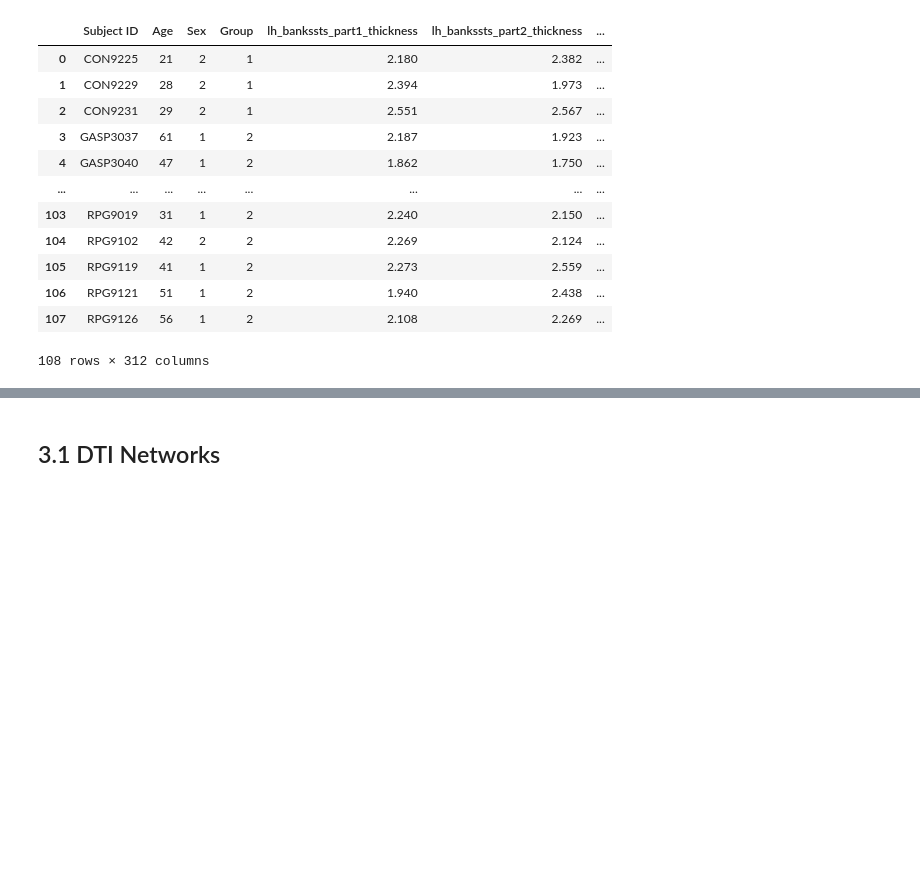
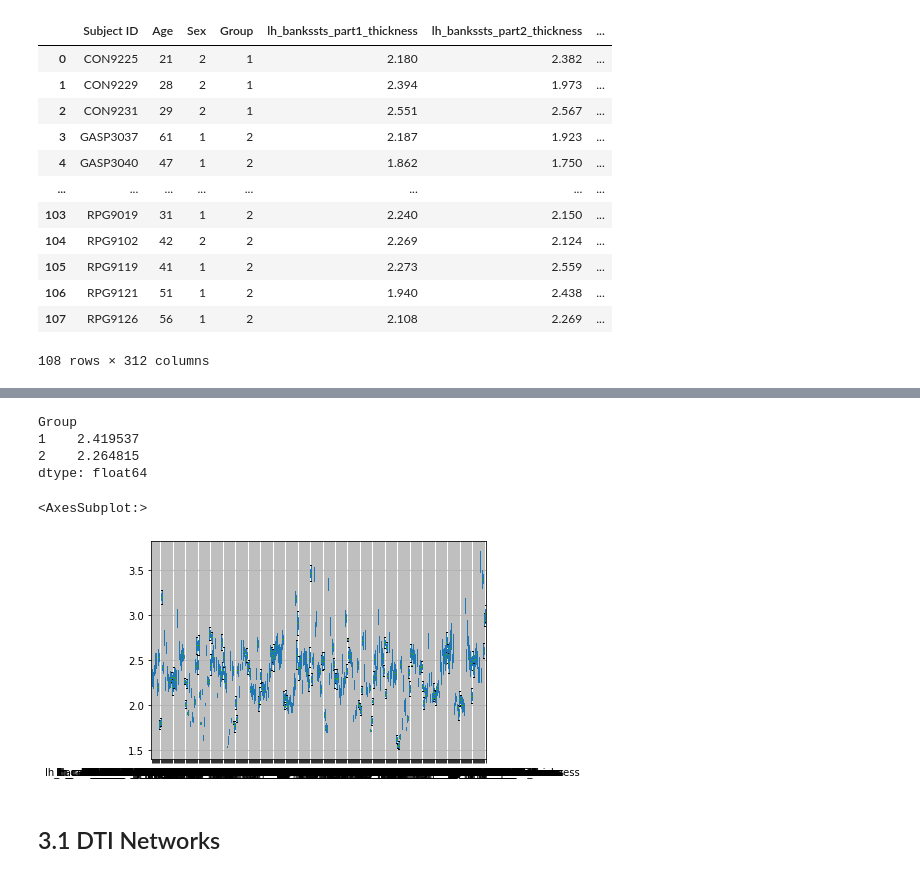
Before and after one commit to mello-y/MSc5_research_project, a Jupyter notebook: data/Data_exploration.ipynb, the cells around one changed output, grey strips where cells are left out. Saved outputs shown, nothing was run; the diff lists cells and outputs as text; code cells hidden in the pictures; blank space fills up the shorter version.

Commit message:
computed CT mean for Group

```diff
--- a/data/Data_exploration.ipynb
+++ b/data/Data_exploration.ipynb
@@ -296,0 +254,5 @@ dtype: object
+# %%
+#adjust data frame for visualization
+
+CT_Dublin_ad = CT_Dublin.drop(['Subject ID','Age', 'Sex'], axis=1)
+CT_Dublin_ad
@@ -296,0 +273,4 @@ dtype: object
+# %%
+#compute mean for patients and control in all brain regions
+
+df = CT_Dublin_ad.groupby('Group').mean()
@@ -297,3 +285,10 @@ dtype: object
+# %%
+df.mean(axis=1)
+# %% [output]
+Group
+1    2.419537
+2    2.264815
+dtype: float64
 # %%
 #import modules for visualization
 
@@ -304,13 +297,8 @@ df2 = CT_Dublin.iloc[:5]
-# %%
-# Set figure size for the notebook
-plt.rcParams["figure.figsize"]=12,8
-
-# set seaborn whitegrid theme
-sns.set(style="whitegrid")
-
-# Without transparency
-sns.kdeplot(data=CT_Dublin, x="df2", hue="Group", cut=0, fill=True, common_norm=False, alpha=1)
-plt.show()
+# %%
+df.boxplot(column=None, by=None, ax=None, fontsize=None, rot=0, grid=True, figsize=None, layout=None, return_type=None, backend=None)
+# %% [output]
+<AxesSubplot:>
+[figure, added]
 # %% [markdown]
 ## 3.1 DTI Networks
 # %% [markdown]
```
Also changed, not shown: parts of 20 cells of this notebook.
